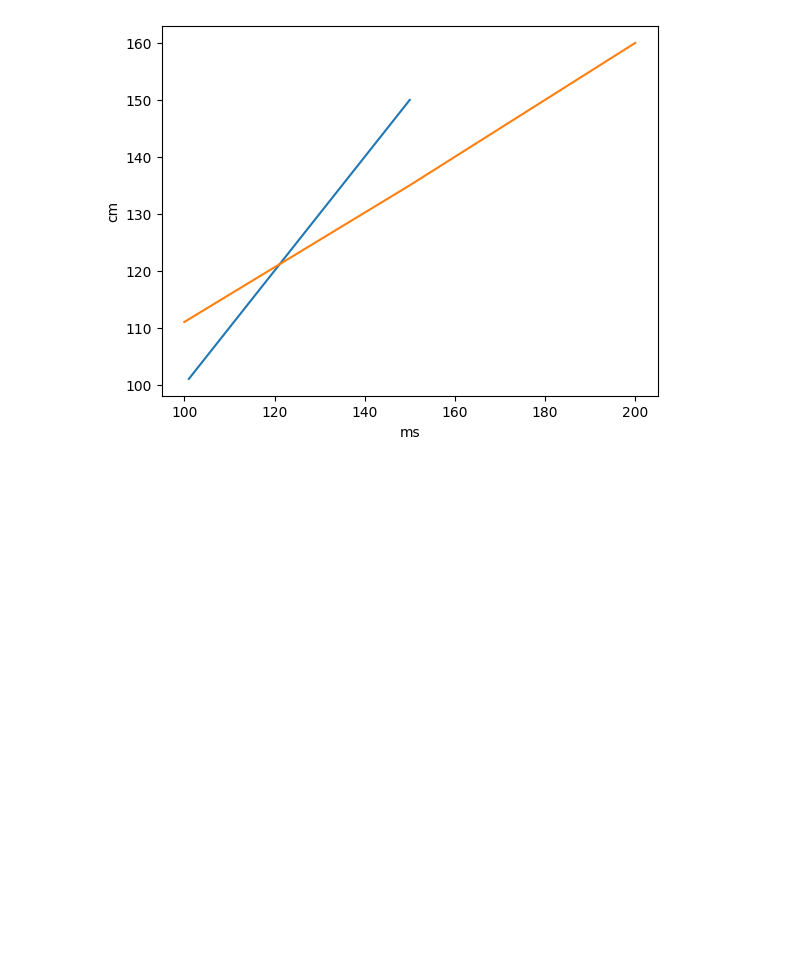
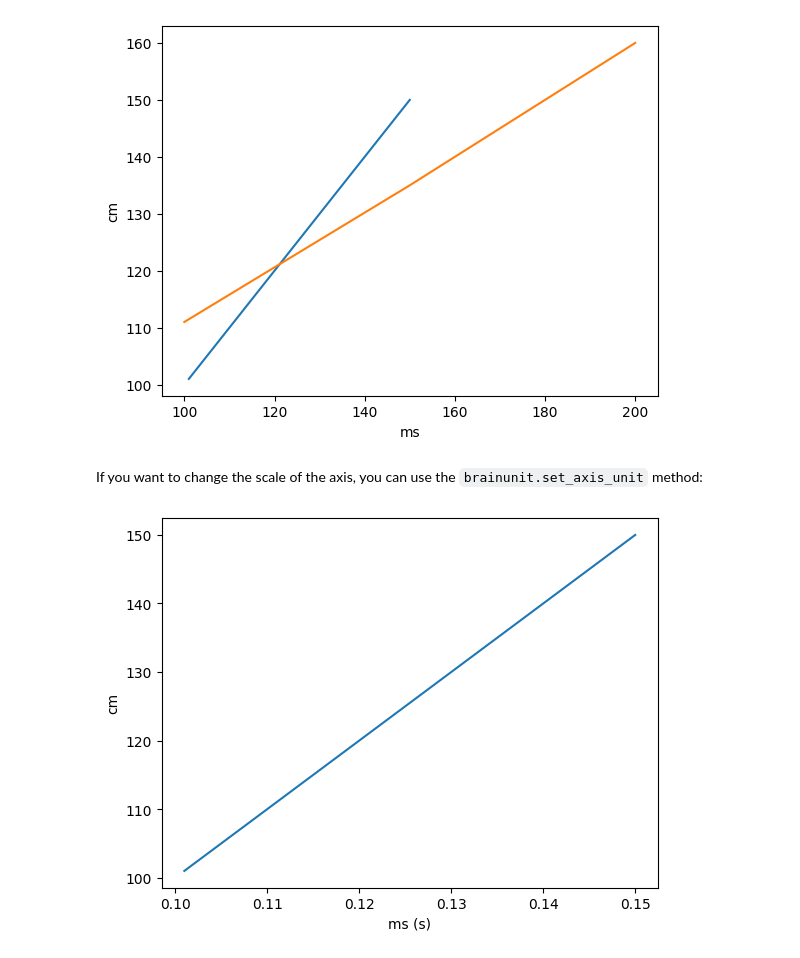
Before and after one commit to chaobrain/brainunit, a Jupyter notebook: docs/physical_units/quantity.ipynb, the cells around one changed output. Cells and saved outputs as stored; diff of their text form; code cells hidden in the pictures; blank space fills up the shorter version.

```diff
--- a/docs/physical_units/quantity.ipynb
+++ b/docs/physical_units/quantity.ipynb
@@ -624,3 +624,14 @@ except Exception as e:
 # %% [output]
 Failed to convert value(s) to axis units: ArrayImpl([131, 155, 180]) * mamp
 [figure]
+# %% [markdown]
+If you want to change the scale of the axis, you can use the `brainunit.set_axis_unit` method:
+# %%
+from brainunit import set_axis_unit
+
+plt.figure()
+plt.plot([101, 125, 150] * bu.ms, [101, 125, 150] * bu.cmeter)
+set_axis_unit(0, bu.second, precision=2)    # set the x-axis unit to second with 2 decimal places
+plt.show()
+# %% [output]
+[figure, added]
```
Also changed, not shown: 1 other file.
